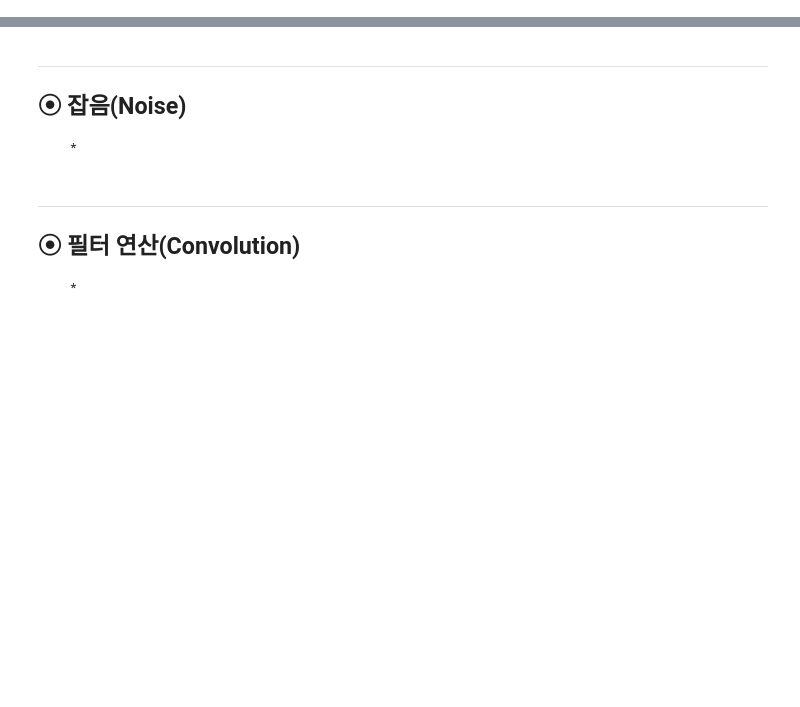
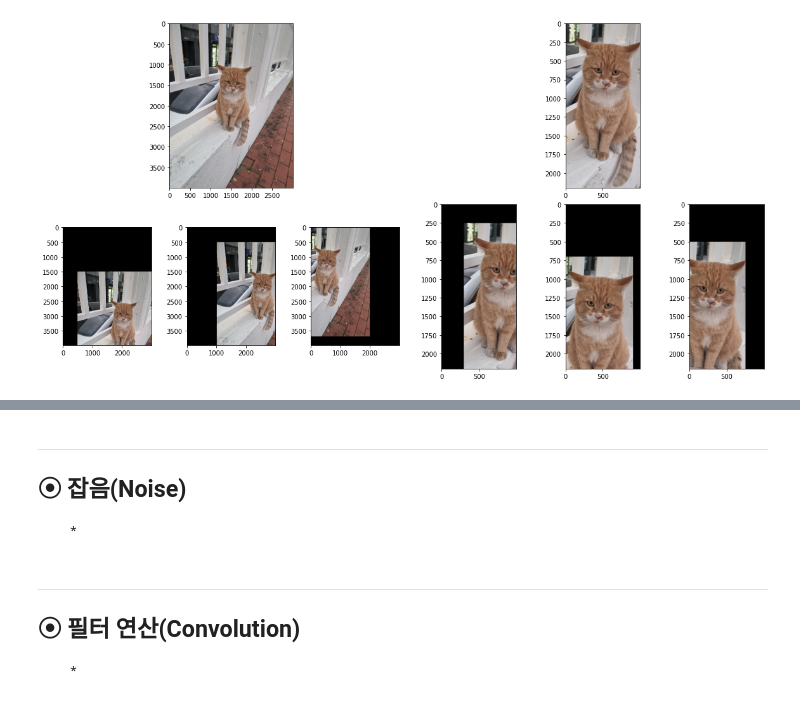
Before and after one commit to KwonDoRyoung/AdvancedBasicEducationProgram, a Jupyter notebook: python04_2.ipynb, the cells around one changed output, grey strips where cells are left out. Cells and saved outputs as stored; diff of their text form; code cells hidden in the pictures; blank space fills up the shorter version.

```diff
--- a/python04_2.ipynb
+++ b/python04_2.ipynb
@@ -12,3 +18,5 @@
+# %%
+image_root_path = "/content/images"
 # %% [markdown]
 ---
 ##⦿   기하학적 변형 - Transformation
@@ -28,0 +54,89 @@ import matplotlib.pyplot as plt
+# %%
+import os
+import cv2.cv2
+import numpy as np
+import matplotlib.pyplot as plt
+
+def image_translation(image, d_x, d_y):
+  translation_matrix = np.array([[1, 0, d_x],[0, 1, d_y]])
+
+  coords = np.indices((image.shape[1], image.shape[0]),).reshape(2, -1)
+  coords = np.vstack((coords, np.ones(coords.shape[1])))
+
+  warp_coords = (np.round(translation_matrix @ coords)).astype(np.int)
+
+  x_coords, y_coords = warp_coords[0,:], warp_coords[1, :]
+  indices = np.where((x_coords >=0) & (x_coords < image.shape[1]) & (y_coords >=0) & (y_coords < image.shape[0]))
+  x_ori, y_ori = coords[0, :][indices].astype(np.int), coords[1, :][indices].astype(np.int)
+  x_tran, y_tran = x_coords[indices], y_coords[indices]
+
+  result_image = np.zeros_like(image)
+  result_image[y_tran, x_tran] = image[y_ori, x_ori]
+  return result_image
+
+plt.figure(figsize=(20, 10))
+plt.subplots_adjust(hspace=0.1, wspace=0.4)
+grid_shape=(2,6)
+
+# =======================================================
+loc=(0,0) # location(loc): 0,0
+img = cv2.imread(os.path.join(image_root_path, "cat1.jpeg"))
+img = cv2.cvtColor(img, cv2.COLOR_BGR2RGB)
+plt.subplot2grid(grid_shape, loc, colspan=3) # span: col 3
+plt.imshow(img)
+
+# Translation
+loc=(1,0) # location(loc): 1,0
+d_x = 500 # 원본 이미지(img)에서 x >> 500, y >> 1500 이동
+d_y = 1500
+translation_img01 = np.zeros_like(img)
+translation_img01[d_y:, d_x:, :] = img[:-d_y,:-d_x,:]
+plt.subplot2grid(grid_shape, loc)
+plt.imshow(translation_img01)
+
+loc=(1,1) # location(loc): 1,1
+d_x = 1000
+d_y = 500
+translation_img02 = image_translation(img, d_x, d_y)
+plt.subplot2grid(grid_shape, loc)
+plt.imshow(translation_img02)
+
+loc=(1,2) # location(loc): 1,2
+d_x = -1000
+d_y = -300
+translation_img03 = cv2.warpAffine(img, np.array([[1, 0, d_x],[0, 1, d_y]], dtype=np.float32), (img.shape[1], img.shape[0]))
+plt.subplot2grid(grid_shape, loc)
+plt.imshow(translation_img03)
+
+# =======================================================
+# Cropping, 이미지가 너무 커서 자르겠습니다, numpy Slice를 활용
+loc=(0,3) # location(loc): 0,3
+cat_box = [1000, 800, 2000, 3000]  # x_min, y_min, x_max, y_max
+crop_img = img[cat_box[1]:cat_box[3], cat_box[0]:cat_box[2], :]  # 고양이 부분 좌표
+plt.subplot2grid(grid_shape, loc, colspan=3) # span: col 3
+plt.imshow(crop_img)
+
+# Translation
+loc=(1,3) # location(loc): 1,3
+d_x = 300 # 원본 이미지(img)에서 x >> 500, y >> 1500 이동
+d_y = 250
+translation_img01 = np.zeros_like(crop_img)
+translation_img01[d_y:, d_x:, :] = crop_img[:-d_y,:-d_x,:]
+plt.subplot2grid(grid_shape, loc)
+plt.imshow(translation_img01)
+
+loc=(1,4) # location(loc): 1,4
+d_x = -100
+d_y = 700
+translation_img02 = image_translation(crop_img, d_x, d_y)
+plt.subplot2grid(grid_shape, loc)
+plt.imshow(translation_img02)
+
+loc=(1,5) # location(loc): 1,5
+d_x = -250
+d_y = 500
+translation_matric = np.array([[1, 0, d_x],[0, 1, d_y]], dtype=np.float32)
+translation_img03 = cv2.warpAffine(crop_img, translation_matric, (crop_img.shape[1], crop_img.shape[0]))
+plt.subplot2grid(grid_shape, loc)
+plt.imshow(translation_img03)
+# %% [output]
@@ -28,0 +144 @@ import matplotlib.pyplot as plt
+[figure, added]
```
Also changed, not shown: parts of 18 cells of this notebook.
